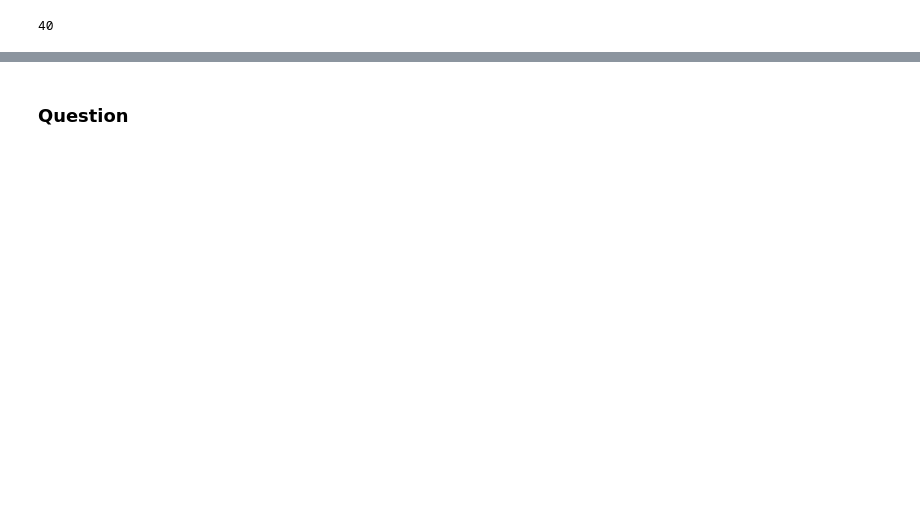
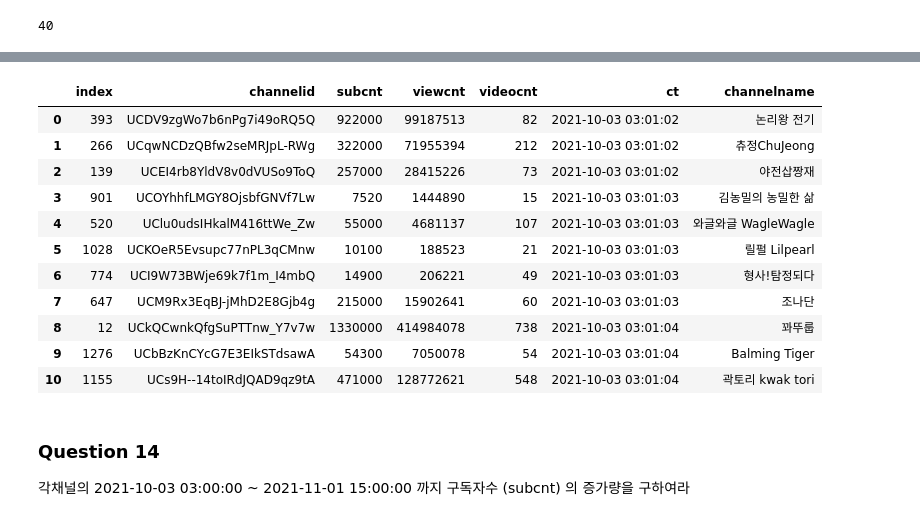
Before and after one commit to wonyeongdeok/exam-prep, a Jupyter notebook: 빅데이터분석기사/DataManim/작업 1유형 연습문제.ipynb, the cells around one changed output, grey strips where cells are left out. Saved outputs shown, nothing was run; the diff lists cells and outputs as text; code cells hidden in the pictures; blank space fills up the shorter version.

```diff
--- a/빅데이터분석기사/DataManim/작업 1유형 연습문제.ipynb
+++ b/빅데이터분석기사/DataManim/작업 1유형 연습문제.ipynb
@@ -211,2 +291,18 @@ sum(sr.values >= 20)
+# %%
+channel[channel['ct'] > '2021-10-03'].sort_values(by=['ct']).drop_duplicates(subset=['channelname'], keep='first').reset_index()
+# %% [output]
+|  | index | channelid | subcnt | viewcnt | videocnt | ct | channelname |
+| 0 | 393 | UCDV9zgWo7b6nPg7i49oRQ5Q | 922000 | 99187513 | 82 | 2021-10-03 03:01:02 | 논리왕 전기 |
+| 1 | 266 | UCqwNCDzQBfw2seMRJpL-RWg | 322000 | 71955394 | 212 | 2021-10-03 03:01:02 | 츄정ChuJeong |
+| 2 | 139 | UCEI4rb8YldV8v0dVUSo9ToQ | 257000 | 28415226 | 73 | 2021-10-03 03:01:02 | 야전삽짱재 |
+| 3 | 901 | UCOYhhfLMGY8OjsbfGNVf7Lw | 7520 | 1444890 | 15 | 2021-10-03 03:01:03 | 김농밀의 농밀한 삶 |
+| 4 | 520 | UClu0udsIHkalM416ttWe_Zw | 55000 | 4681137 | 107 | 2021-10-03 03:01:03 | 와글와글 WagleWagle |
+| 5 | 1028 | UCKOeR5Evsupc77nPL3qCMnw | 10100 | 188523 | 21 | 2021-10-03 03:01:03 | 릴펄 Lilpearl |
+| 6 | 774 | UCI9W73BWje69k7f1m_I4mbQ | 14900 | 206221 | 49 | 2021-10-03 03:01:03 | 형사!탐정되다 |
+| 7 | 647 | UCM9Rx3EqBJ-jMhD2E8Gjb4g | 215000 | 15902641 | 60 | 2021-10-03 03:01:03 | 조나단 |
+| 8 | 12 | UCkQCwnkQfgSuPTTnw_Y7v7w | 1330000 | 414984078 | 738 | 2021-10-03 03:01:04 | 꽈뚜룹 |
+| 9 | 1276 | UCbBzKnCYcG7E3EIkSTdsawA | 54300 | 7050078 | 54 | 2021-10-03 03:01:04 | Balming Tiger |
+| 10 | 1155 | UCs9H--14toIRdJQAD9qz9tA | 471000 | 128772621 | 548 | 2021-10-03 03:01:04 | 곽토리 kwak tori |
 # %% [markdown]
-### Question
+### Question 14
+각채널의 2021-10-03 03:00:00 ~ 2021-11-01 15:00:00 까지 구독자수 (subcnt) 의 증가량을 구하여라
```
Also changed, not shown: parts of 47 cells of this notebook.
